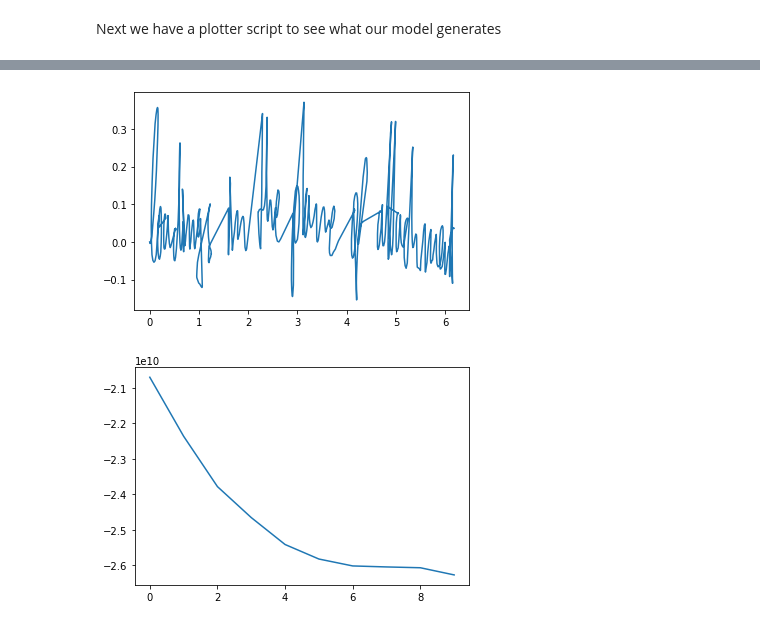
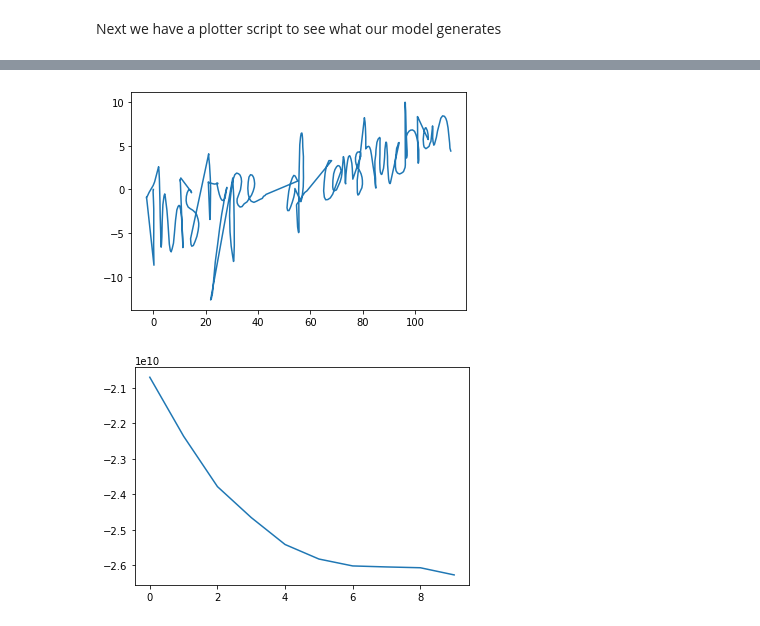
Before and after one commit to Te12944265-AMAHA/2019Build18, a Jupyter notebook: train_book2.ipynb, the cells around one changed output, grey strips where cells are left out. Saved outputs shown, nothing was run; the diff lists cells and outputs as text; code cells hidden in the pictures.

```diff
--- a/train_book2.ipynb
+++ b/train_book2.ipynb
@@ -59,9 +61,29 @@ for folder in folders:
 print('Done parsing')
 # %% [output]
 Done parsing
-# %%
-# paper recommends normalizing stroke vectors
-for i in range(len(seq_list)):
-    for j in range(len(seq_list[i])):
-        seq_list[i][j][0] /= maxdiff
-        seq_list[i][j][1] /= maxdiff
+# %%
+# paper recommends normalizing stroke vectors
+sumx = 0
+sumy = 0
+sumx2 = 0
+sumy2 = 0
+strokes = 0
+
+for i in range(len(seq_list)):
+    sumx += np.sum(seq_list[i][:, 0])
+    sumy += np.sum(seq_list[i][:, 1])
+    sumx2 += np.sum(np.square(seq_list[i][:, 0]))
+    sumy2 += np.sum(np.square(seq_list[i][:, 1]))
+
+    strokes += len(seq_list[i])
+
+meanx = sumx/strokes
+meany = sumy/strokes
+meanx2 = sumx2/strokes
+meany2 = sumy2/strokes
+varx = meanx2 - meanx**2
+vary = meany2 - meany**2
+
+for i in range(len(seq_list)):
+    seq_list[i][:, 0] /= np.sqrt(varx)
+    seq_list[i][:, 1] /= np.sqrt(vary)
@@ -281,15 +291,15 @@ plt.plot(output_x, output_y)
 # %%
 # just to make sure we're parsing data correctly, plot some of it
-seq = seq_list[10]
+seq = seq_list[0]
 xs = [0]
 ys = [0]
 for element in seq:
     xs.append(xs[-1] + element[0])
     ys.append(ys[-1] - element[1])
 plt.plot(xs, ys)
 plt.show()
 # %% [output]
-[figure, old version]
+[figure, new version]
 # %%
 plt.plot(losses)
 plt.show()
```
Also changed, not shown: parts of 7 cells of this notebook.
